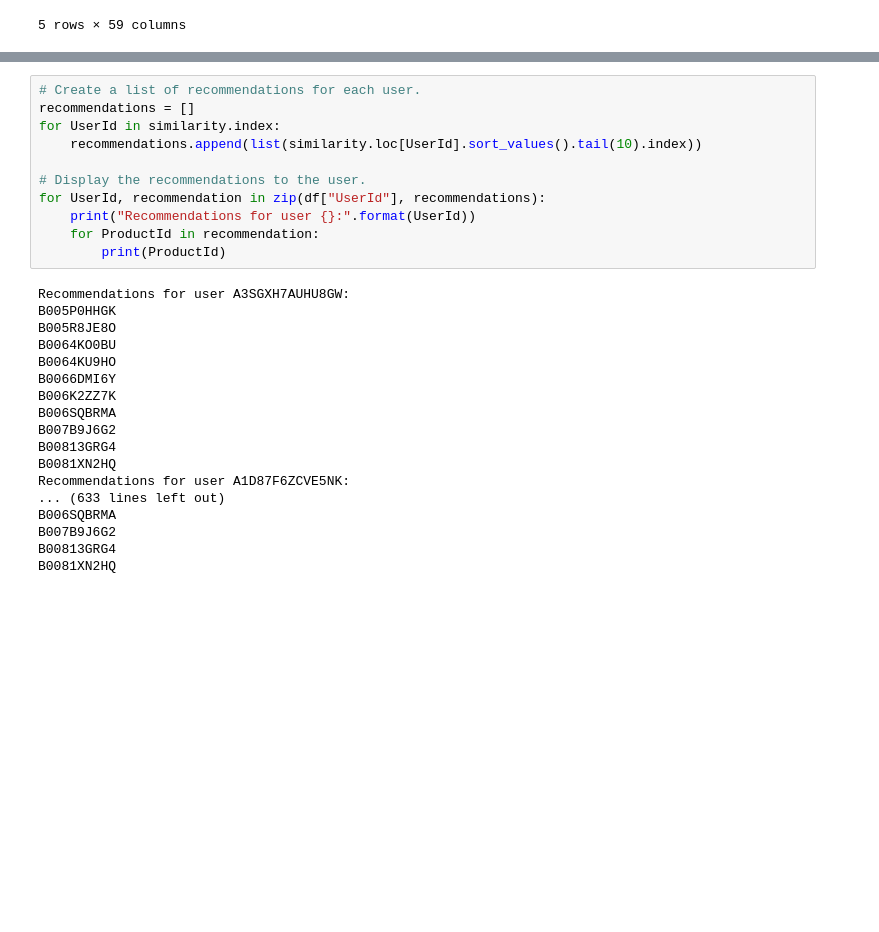
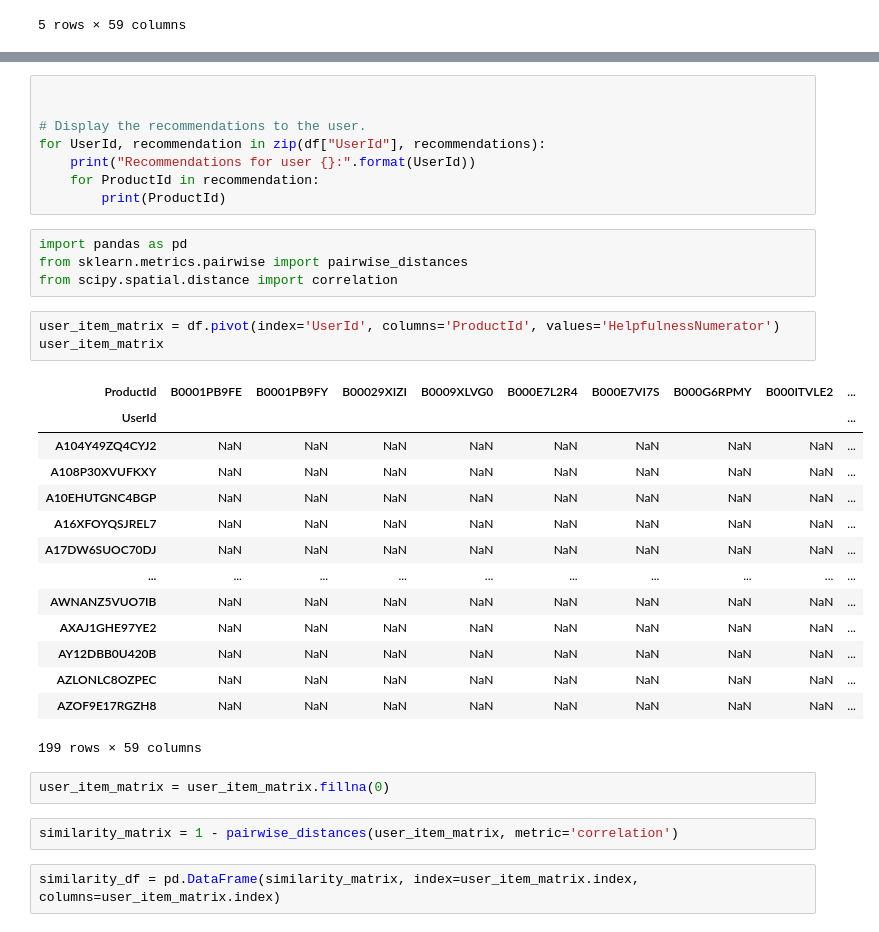
Before and after one commit to gsdavis1959/Python, a Jupyter notebook: SimpleRecommendation.ipynb, the cells around one changed output, grey strips where cells are left out. Saved outputs shown, nothing was run; the diff lists cells and outputs as text; blank space fills up the shorter version.

```diff
--- a/SimpleRecommendation.ipynb
+++ b/SimpleRecommendation.ipynb
@@ -31,29 +45,36 @@ similarity.head()
 # %%
-# Create a list of recommendations for each user.
-recommendations = []
-for UserId in similarity.index:
-    recommendations.append(list(similarity.loc[UserId].sort_values().tail(10).index))
+
 
 # Display the recommendations to the user.
 for UserId, recommendation in zip(df["UserId"], recommendations):
     print("Recommendations for user {}:".format(UserId))
     for ProductId in recommendation:
         print(ProductId)
-# %% [output]
-Recommendations for user A3SGXH7AUHU8GW:
-B005P0HHGK
-B005R8JE8O
-B0064KO0BU
-B0064KU9HO
-B0066DMI6Y
-B006K2ZZ7K
-B006SQBRMA
-B007B9J6G2
-B00813GRG4
-B0081XN2HQ
-Recommendations for user A1D87F6ZCVE5NK:
-... (633 lines left out)
-B006SQBRMA
-B007B9J6G2
-B00813GRG4
-B0081XN2HQ
+# %%
+import pandas as pd
+from sklearn.metrics.pairwise import pairwise_distances
+from scipy.spatial.distance import correlation
+# %%
+user_item_matrix = df.pivot(index='UserId', columns='ProductId', values='HelpfulnessNumerator')
+user_item_matrix
+# %% [output]
+| ProductId | B0001PB9FE | B0001PB9FY | B00029XIZI | B0009XLVG0 | B000E7L2R4 | B000E7VI7S | B000G6RPMY | B000ITVLE2 | ... |
+| UserId |  |  |  |  |  |  |  |  | ... |
+| A104Y49ZQ4CYJ2 | NaN | NaN | NaN | NaN | NaN | NaN | NaN | NaN | ... |
+| A108P30XVUFKXY | NaN | NaN | NaN | NaN | NaN | NaN | NaN | NaN | ... |
+| A10EHUTGNC4BGP | NaN | NaN | NaN | NaN | NaN | NaN | NaN | NaN | ... |
+| A16XFOYQSJREL7 | NaN | NaN | NaN | NaN | NaN | NaN | NaN | NaN | ... |
+| A17DW6SUOC70DJ | NaN | NaN | NaN | NaN | NaN | NaN | NaN | NaN | ... |
+| ... | ... | ... | ... | ... | ... | ... | ... | ... | ... |
+| AWNANZ5VUO7IB | NaN | NaN | NaN | NaN | NaN | NaN | NaN | NaN | ... |
+| AXAJ1GHE97YE2 | NaN | NaN | NaN | NaN | NaN | NaN | NaN | NaN | ... |
+| AY12DBB0U420B | NaN | NaN | NaN | NaN | NaN | NaN | NaN | NaN | ... |
+| AZLONLC8OZPEC | NaN | NaN | NaN | NaN | NaN | NaN | NaN | NaN | ... |
+| AZOF9E17RGZH8 | NaN | NaN | NaN | NaN | NaN | NaN | NaN | NaN | ... |
+199 rows × 59 columns
+# %%
+user_item_matrix = user_item_matrix.fillna(0)
+# %%
+similarity_matrix = 1 - pairwise_distances(user_item_matrix, metric='correlation')
+# %%
+similarity_df = pd.DataFrame(similarity_matrix, index=user_item_matrix.index, columns=user_item_matrix.index)
```
Also changed, not shown: parts of 10 cells of this notebook.
